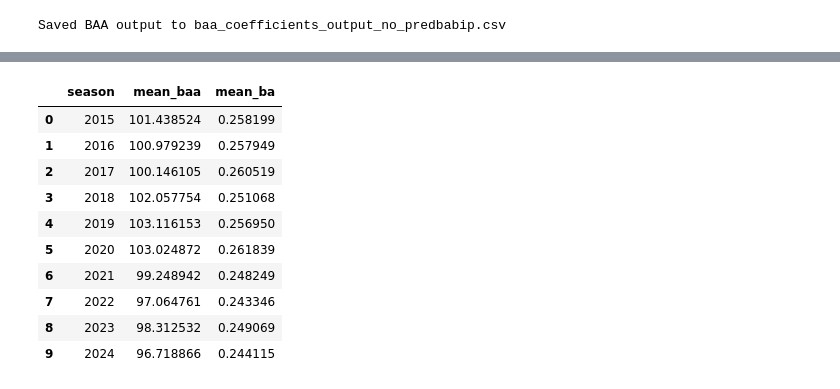
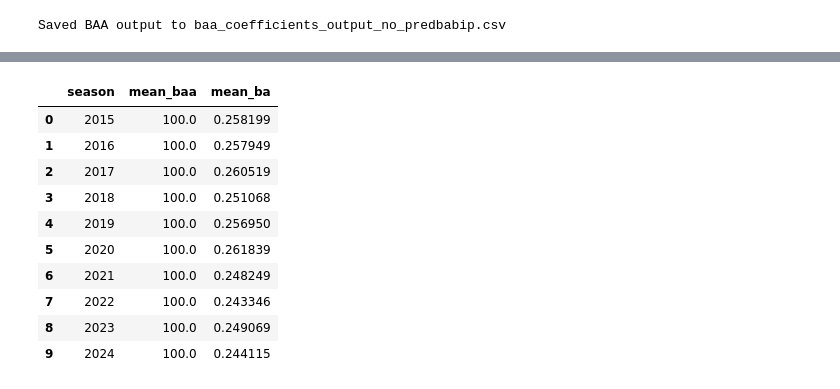
Before and after one commit to nseluga/Batting-Average-Ability, a Jupyter notebook: batting_average_model.ipynb, the cells around one changed output, grey strips where cells are left out. Saved outputs shown, nothing was run; the diff lists cells and outputs as text; code cells hidden in the pictures.

```diff
--- a/batting_average_model.ipynb
+++ b/batting_average_model.ipynb
@@ -1861,37 +1875,26 @@ Saved BAA output to baa_coefficients_output_no_predbabip.csv
 # %%
 # STEP 1 — Build season-level summary table
 
-MIN_PA = 200  # qualification threshold
-
-# 1a. Filter to qualified hitter-seasons
-if "pa" in df.columns:
-    df_league = df[df["pa"] >= MIN_PA].copy()
-elif "PA" in df.columns:
-    df_league = df[df["PA"] >= MIN_PA].copy()
-else:
-    df_league = df.copy()  # fallback if PA isn't present
-
-# 1b. Compute league-average BAA and BA for each season
+# Compute league-average BAA and BA for each season
 season_summary = (
-    df_league
-    .groupby("season", as_index=False)
+    df.groupby("season", as_index=False)
     .agg(
         mean_baa=("BAA", "mean"),
         mean_ba=("raw_ba", "mean")
     )
     .sort_values("season")
 )
 
 season_summary.head(10)
 # %% [output]
 |  | season | mean_baa | mean_ba |
-| 0 | 2015 | 101.438524 | 0.258199 |
-| 1 | 2016 | 100.979239 | 0.257949 |
-| 2 | 2017 | 100.146105 | 0.260519 |
-| 3 | 2018 | 102.057754 | 0.251068 |
-| 4 | 2019 | 103.116153 | 0.256950 |
-| 5 | 2020 | 103.024872 | 0.261839 |
-| 6 | 2021 | 99.248942 | 0.248249 |
-| 7 | 2022 | 97.064761 | 0.243346 |
-| 8 | 2023 | 98.312532 | 0.249069 |
-| 9 | 2024 | 96.718866 | 0.244115 |
+| 0 | 2015 | 100.0 | 0.258199 |
+| 1 | 2016 | 100.0 | 0.257949 |
+| 2 | 2017 | 100.0 | 0.260519 |
+| 3 | 2018 | 100.0 | 0.251068 |
+| 4 | 2019 | 100.0 | 0.256950 |
+| 5 | 2020 | 100.0 | 0.261839 |
+| 6 | 2021 | 100.0 | 0.248249 |
+| 7 | 2022 | 100.0 | 0.243346 |
+| 8 | 2023 | 100.0 | 0.249069 |
+| 9 | 2024 | 100.0 | 0.244115 |
```
Also changed, not shown: parts of 8 cells of this notebook, 1 other file.
